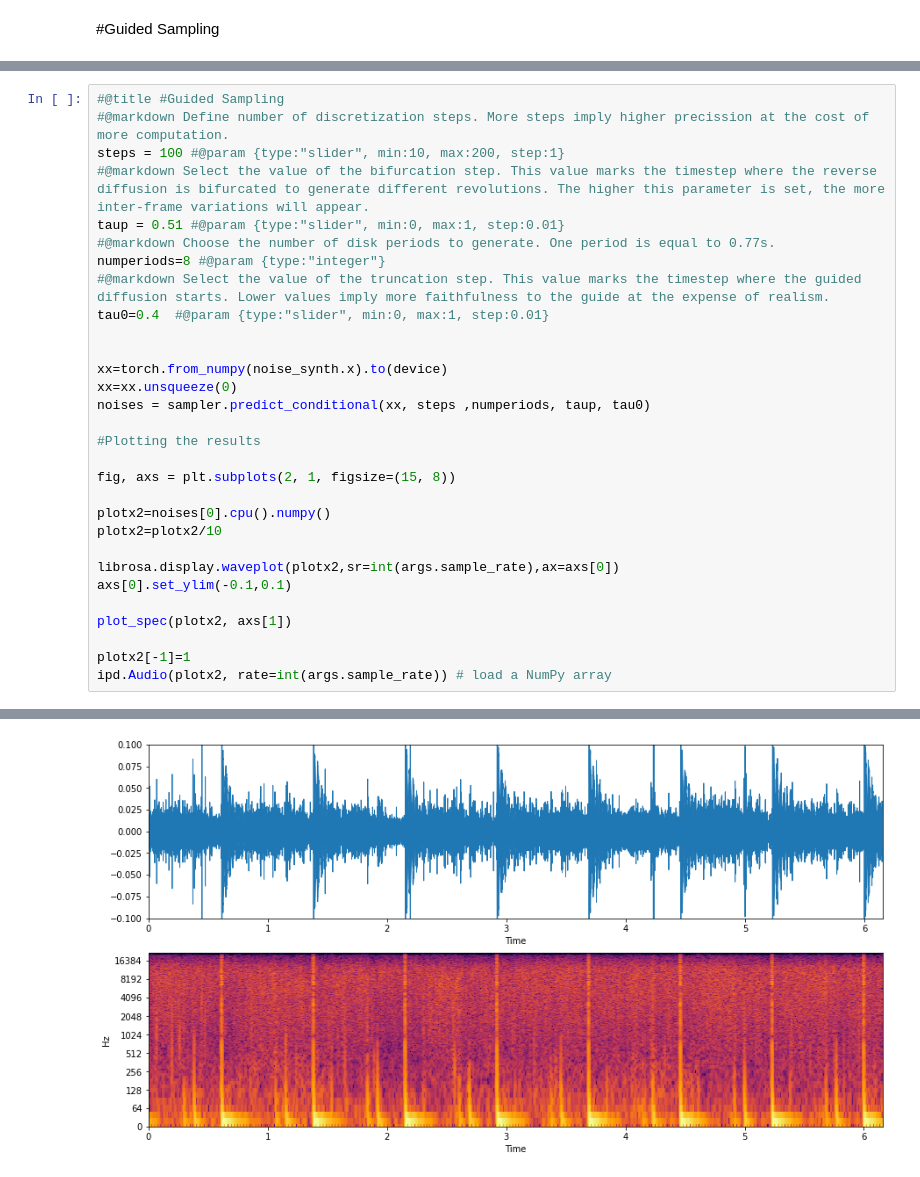
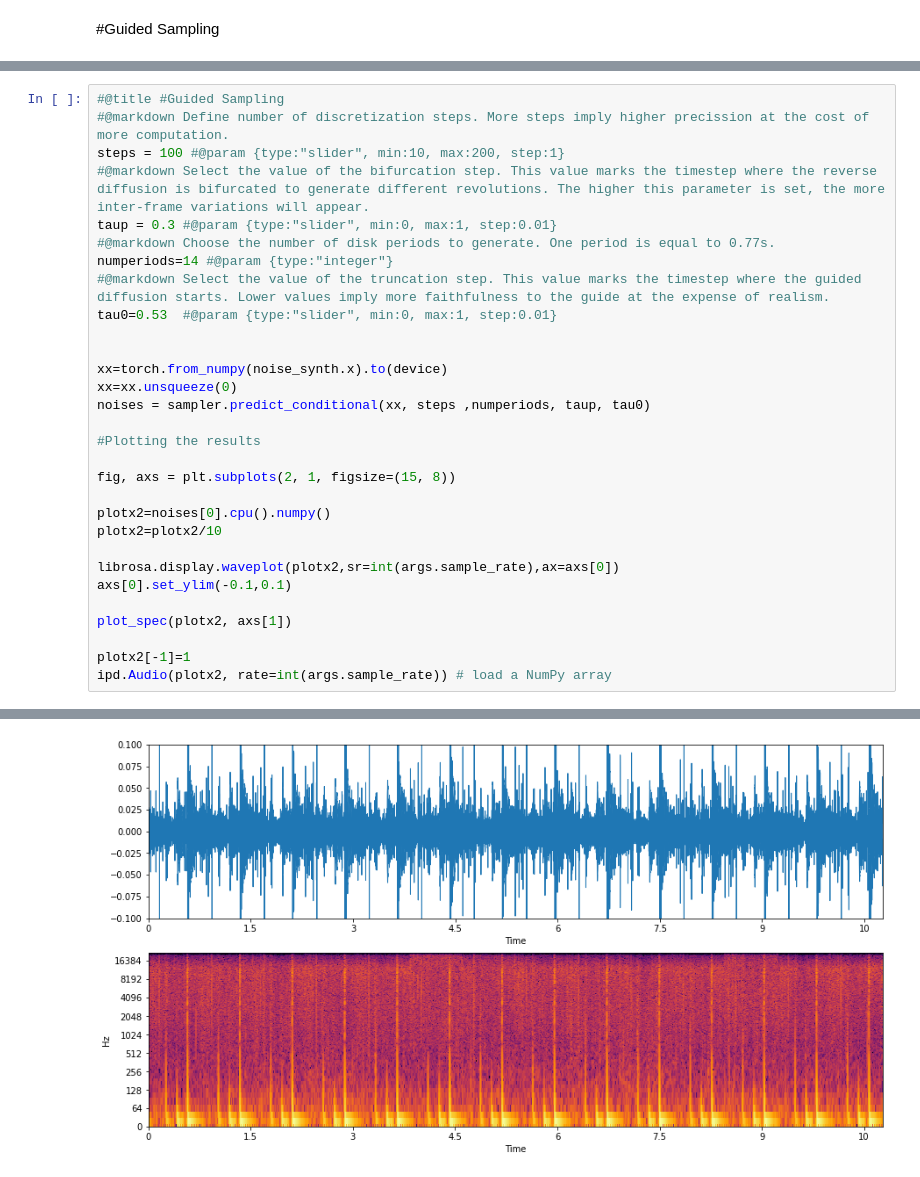
Before and after one commit to rwekwe/gramophone_noise_synth, a Jupyter notebook: colab/demo.ipynb, the cells around one changed output, grey strips where cells are left out. Drawn from its saved outputs; the diff is of its cells as text.

```diff
--- a/colab/demo.ipynb
+++ b/colab/demo.ipynb
@@ -270,11 +283,11 @@ ipd.Audio(plotx, rate=int(args.sample_rate)) # load a NumPy array
 #@markdown Define number of discretization steps. More steps imply higher precission at the cost of more computation.
 steps = 100 #@param {type:"slider", min:10, max:200, step:1}
 #@markdown Select the value of the bifurcation step. This value marks the timestep where the reverse diffusion is bifurcated to generate different revolutions. The higher this parameter is set, the more inter-frame variations will appear.
-taup = 0.51 #@param {type:"slider", min:0, max:1, step:0.01}
+taup = 0.3 #@param {type:"slider", min:0, max:1, step:0.01}
 #@markdown Choose the number of disk periods to generate. One period is equal to 0.77s.
-numperiods=8 #@param {type:"integer"}
+numperiods=14 #@param {type:"integer"}
 #@markdown Select the value of the truncation step. This value marks the timestep where the guided diffusion starts. Lower values imply more faithfulness to the guide at the expense of realism.
-tau0=0.4  #@param {type:"slider", min:0, max:1, step:0.01}
+tau0=0.53  #@param {type:"slider", min:0, max:1, step:0.01}
 
 
 xx=torch.from_numpy(noise_synth.x).to(device)
@@ -309,2 +328,2 @@ Generating period  8
 [interactive output not drawn]
-[figure, old version]
+[figure, new version]
```
Also changed, not shown: parts of 4 cells of this notebook.
